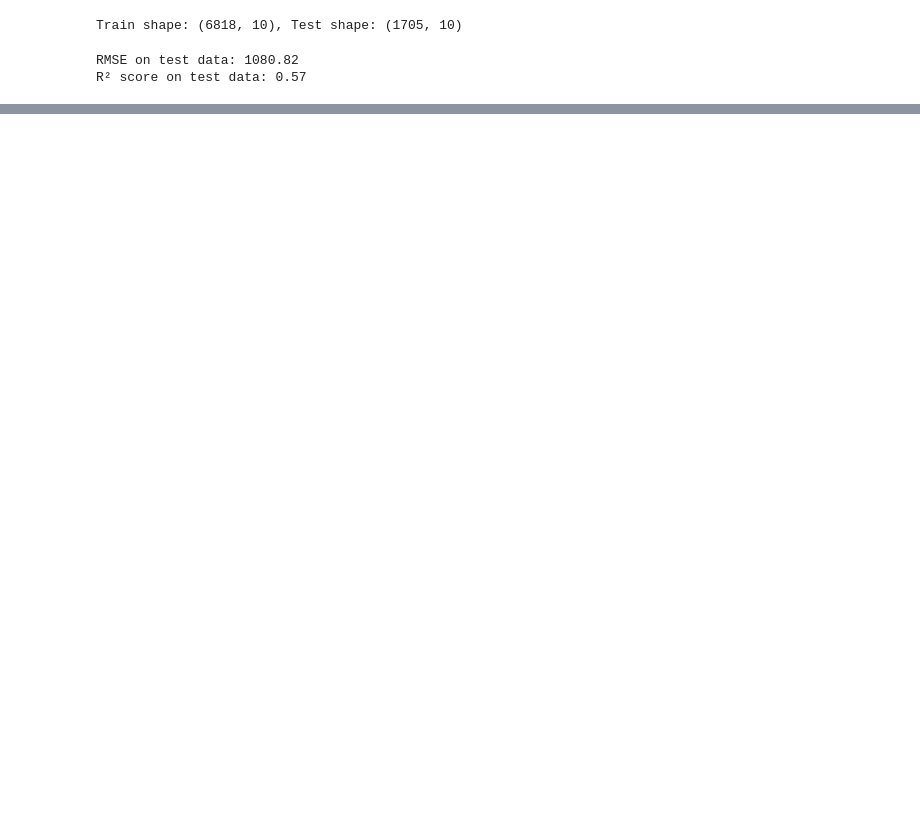
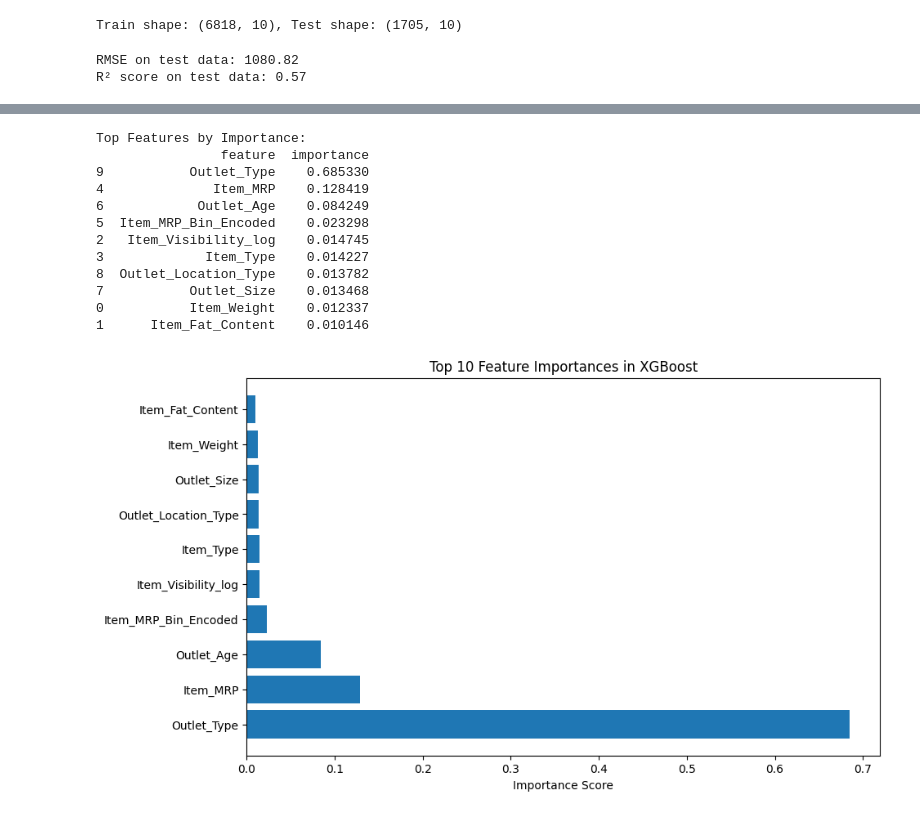
Before and after one commit to MuhilanRavi/BigMart-Sales-Prediction, a Jupyter notebook: BigMart_Sales_Prediction.ipynb, the cells around one changed output, grey strips where cells are left out. Saved outputs shown, nothing was run; the diff lists cells and outputs as text; code cells hidden in the pictures; blank space fills up the shorter version.

```diff
--- a/BigMart_Sales_Prediction.ipynb
+++ b/BigMart_Sales_Prediction.ipynb
@@ -129,0 +142,10 @@ R² score on test data: 0.57
+# %%
+import numpy as np
+
+df['Item_Visibility_log'] = np.log1p(df['Item_Visibility'])
+# %%
+itemtype_sales = df.groupby('Item_Type')['Item_Outlet_Sales'].mean()
+df['Item_Type_Mean_Sales'] = df['Item_Type'].map(itemtype_sales)
+# %%
+df['Outlet_Mean_Sales'] = df.groupby('Outlet_Identifier')['Item_Outlet_Sales'].transform('mean')
+df['Item_Type_Count'] = df.groupby('Item_Type')['Item_Identifier'].transform('count')
@@ -129,0 +172,16 @@ R² score on test data: 0.57
+# %%
+from sklearn.ensemble import RandomForestRegressor
+from sklearn.metrics import mean_squared_error, r2_score
+import numpy as np
+
+model = RandomForestRegressor(n_estimators=100, random_state=42)
+model.fit(X_train, y_train)
+
+y_pred = model.predict(X_test)
+
+mse = mean_squared_error(y_test, y_pred)
+rmse = np.sqrt(mse)
+r2 = r2_score(y_test, y_pred)
+
+print(f"RMSE on test data after feature engineering: {rmse:.2f}")
+print(f"R² score on test data after feature engineering: {r2:.2f}")
@@ -129,0 +233,33 @@ R² score on test data: 0.57
+# %%
+import matplotlib.pyplot as plt
+
+feature_importance = xgb_model.feature_importances_
+feature_names = X.columns
+
+importance_df = pd.DataFrame({
+    'feature': feature_names,
+    'importance': feature_importance
+}).sort_values('importance', ascending=False)
+
+print("Top Features by Importance:")
+print(importance_df.head(10))
+
+plt.figure(figsize=(10, 6))
+plt.barh(importance_df['feature'][:10], importance_df['importance'][:10])
+plt.title('Top 10 Feature Importances in XGBoost')
+plt.xlabel('Importance Score')
+plt.show()
+# %% [output]
+Top Features by Importance:
+                feature  importance
+9           Outlet_Type    0.685330
+4              Item_MRP    0.128419
+6            Outlet_Age    0.084249
+5  Item_MRP_Bin_Encoded    0.023298
+2   Item_Visibility_log    0.014745
+3             Item_Type    0.014227
+8  Outlet_Location_Type    0.013782
+7           Outlet_Size    0.013468
+0           Item_Weight    0.012337
+1      Item_Fat_Content    0.010146
+[figure, added]
```
Also changed, not shown: parts of 13 cells of this notebook.
